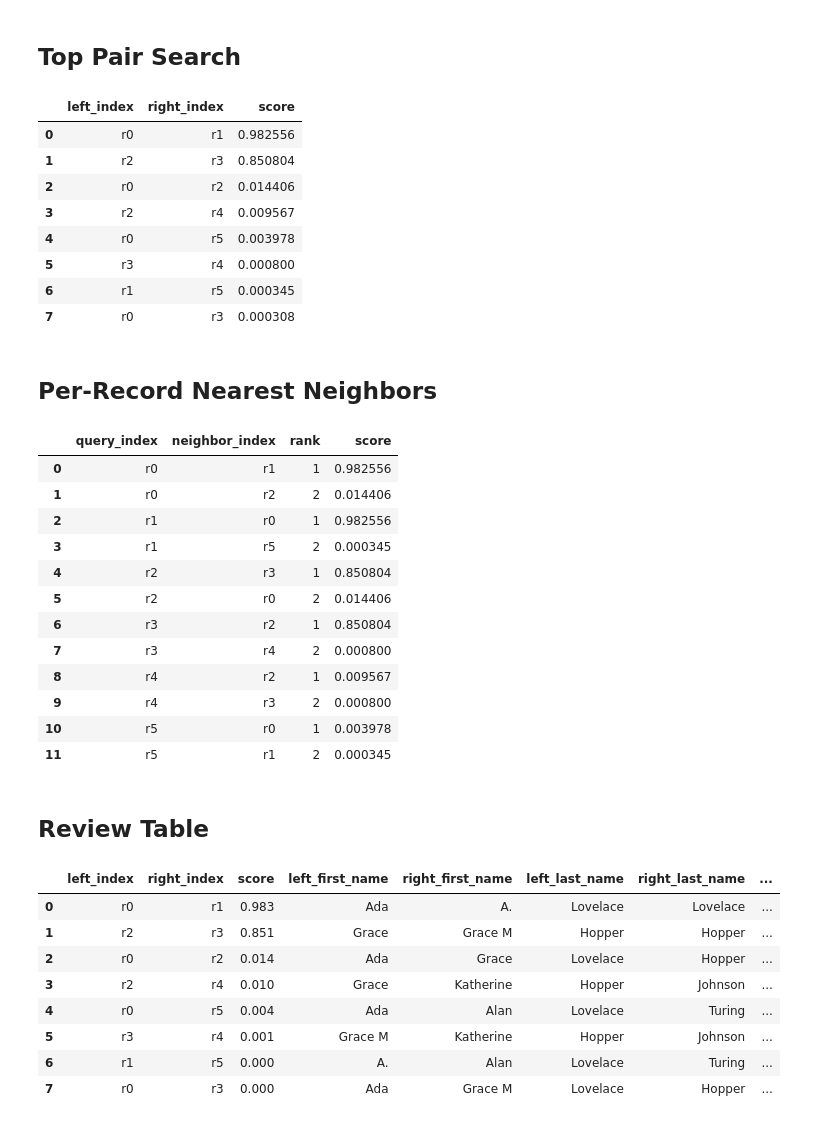
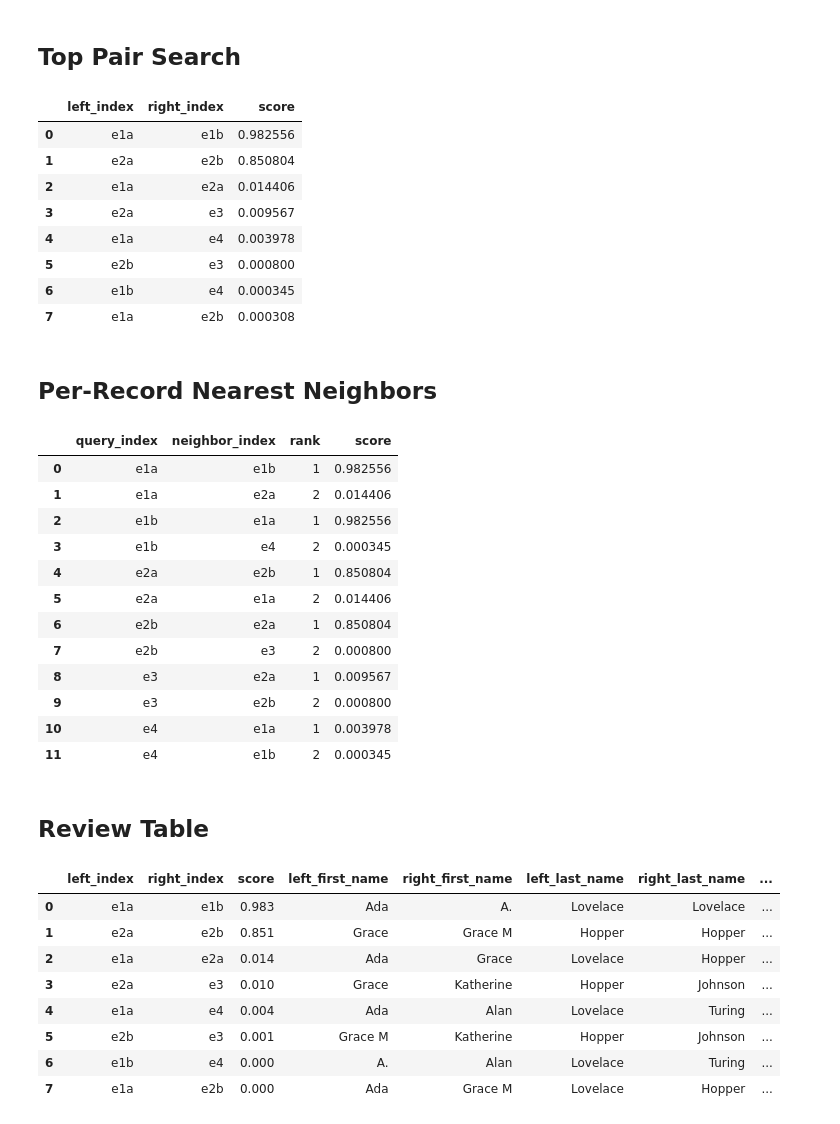
Before and after one commit to AdamSpannbauer/IdentityPFN, a Jupyter notebook: notebooks/demo_zero_shot_linking.ipynb, the cells around one changed output. Cells and saved outputs as stored; diff of their text form; code cells hidden in the pictures.

```diff
--- a/notebooks/demo_zero_shot_linking.ipynb
+++ b/notebooks/demo_zero_shot_linking.ipynb
@@ -61,7 +61,7 @@ records = pd.DataFrame(
             "city": "London",
         },
     ],
-    index=["r0", "r1", "r2", "r3", "r4", "r5"],
+    index=["e1a", "e1b", "e2a", "e2b", "e3", "e4"],
 )
 field_types = ["text", "text", "email", "phone", "text"]
 records
@@ -76,2 +92,5 @@ records
 # %% [markdown]
 ## Load Checkpoint and Score All Pairs
+# %%
+device = idpfn.get_default_device()
+device
@@ -78,8 +99,9 @@ records
+# %%
+checkpoint_path = Path(
+    "results/model_checkpoints/20260715_195803_seed1337_20005214_best_step1500.pt"
+)
+linker = idpfn.load_model(checkpoint_path, device=device)
 # %%
-checkpoint_path = Path(
-    "results/model_checkpoints/20260715_195803_seed1337_20005214_best_step1500.pt"
-)
-linker = load_model(checkpoint_path, device="cpu")
-scores = linker.predict_proba(records, field_types)
+scores = linker.predict_proba(records, field_types="infer")
 scores.round(3)
 # %% [output]
@@ -105,39 +133,39 @@ fig.tight_layout()
 # %% [markdown]
 ## Top Pair Search
 # %%
-top_pairs(scores, k=8)
+idpfn.top_pairs(scores, k=8)
 # %% [output]
 |  | left_index | right_index | score |
-| 0 | r0 | r1 | 0.982556 |
-| 1 | r2 | r3 | 0.850804 |
-| 2 | r0 | r2 | 0.014406 |
-| 3 | r2 | r4 | 0.009567 |
-| 4 | r0 | r5 | 0.003978 |
-| 5 | r3 | r4 | 0.000800 |
-| 6 | r1 | r5 | 0.000345 |
-| 7 | r0 | r3 | 0.000308 |
+| 0 | e1a | e1b | 0.982556 |
+| 1 | e2a | e2b | 0.850804 |
+| 2 | e1a | e2a | 0.014406 |
+| 3 | e2a | e3 | 0.009567 |
+| 4 | e1a | e4 | 0.003978 |
+| 5 | e2b | e3 | 0.000800 |
+| 6 | e1b | e4 | 0.000345 |
+| 7 | e1a | e2b | 0.000308 |
 # %% [markdown]
 ## Per-Record Nearest Neighbors
 # %%
-nearest_neighbors(scores, k=2)
+idpfn.nearest_neighbors(scores, k=2)
 # %% [output]
 |  | query_index | neighbor_index | rank | score |
-| 0 | r0 | r1 | 1 | 0.982556 |
-| 1 | r0 | r2 | 2 | 0.014406 |
-| 2 | r1 | r0 | 1 | 0.982556 |
-| 3 | r1 | r5 | 2 | 0.000345 |
-| 4 | r2 | r3 | 1 | 0.850804 |
-| 5 | r2 | r0 | 2 | 0.014406 |
-| 6 | r3 | r2 | 1 | 0.850804 |
-| 7 | r3 | r4 | 2 | 0.000800 |
-| 8 | r4 | r2 | 1 | 0.009567 |
-| 9 | r4 | r3 | 2 | 0.000800 |
-| 10 | r5 | r0 | 1 | 0.003978 |
-| 11 | r5 | r1 | 2 | 0.000345 |
+| 0 | e1a | e1b | 1 | 0.982556 |
+| 1 | e1a | e2a | 2 | 0.014406 |
+| 2 | e1b | e1a | 1 | 0.982556 |
+| 3 | e1b | e4 | 2 | 0.000345 |
+| 4 | e2a | e2b | 1 | 0.850804 |
+| 5 | e2a | e1a | 2 | 0.014406 |
+| 6 | e2b | e2a | 1 | 0.850804 |
+| 7 | e2b | e3 | 2 | 0.000800 |
+| 8 | e3 | e2a | 1 | 0.009567 |
+| 9 | e3 | e2b | 2 | 0.000800 |
+| 10 | e4 | e1a | 1 | 0.003978 |
+| 11 | e4 | e1b | 2 | 0.000345 |
 # %% [markdown]
 ## Review Table
 # %%
-pair_review_table(
+idpfn.pair_review_table(
     scores,
     records,
     k=8,
@@ -145,11 +173,11 @@ pair_review_table(
 ).round({"score": 3})
 # %% [output]
 |  | left_index | right_index | score | left_first_name | right_first_name | left_last_name | right_last_name | ... |
-| 0 | r0 | r1 | 0.983 | Ada | A. | Lovelace | Lovelace | ... |
-| 1 | r2 | r3 | 0.851 | Grace | Grace M | Hopper | Hopper | ... |
-| 2 | r0 | r2 | 0.014 | Ada | Grace | Lovelace | Hopper | ... |
-| 3 | r2 | r4 | 0.010 | Grace | Katherine | Hopper | Johnson | ... |
-| 4 | r0 | r5 | 0.004 | Ada | Alan | Lovelace | Turing | ... |
-| 5 | r3 | r4 | 0.001 | Grace M | Katherine | Hopper | Johnson | ... |
-| 6 | r1 | r5 | 0.000 | A. | Alan | Lovelace | Turing | ... |
-| 7 | r0 | r3 | 0.000 | Ada | Grace M | Lovelace | Hopper | ... |
+| 0 | e1a | e1b | 0.983 | Ada | A. | Lovelace | Lovelace | ... |
+| 1 | e2a | e2b | 0.851 | Grace | Grace M | Hopper | Hopper | ... |
+| 2 | e1a | e2a | 0.014 | Ada | Grace | Lovelace | Hopper | ... |
+| 3 | e2a | e3 | 0.010 | Grace | Katherine | Hopper | Johnson | ... |
+| 4 | e1a | e4 | 0.004 | Ada | Alan | Lovelace | Turing | ... |
+| 5 | e2b | e3 | 0.001 | Grace M | Katherine | Hopper | Johnson | ... |
+| 6 | e1b | e4 | 0.000 | A. | Alan | Lovelace | Turing | ... |
+| 7 | e1a | e2b | 0.000 | Ada | Grace M | Lovelace | Hopper | ... |
```
Also changed, not shown: parts of 6 cells of this notebook, 1 other file.
